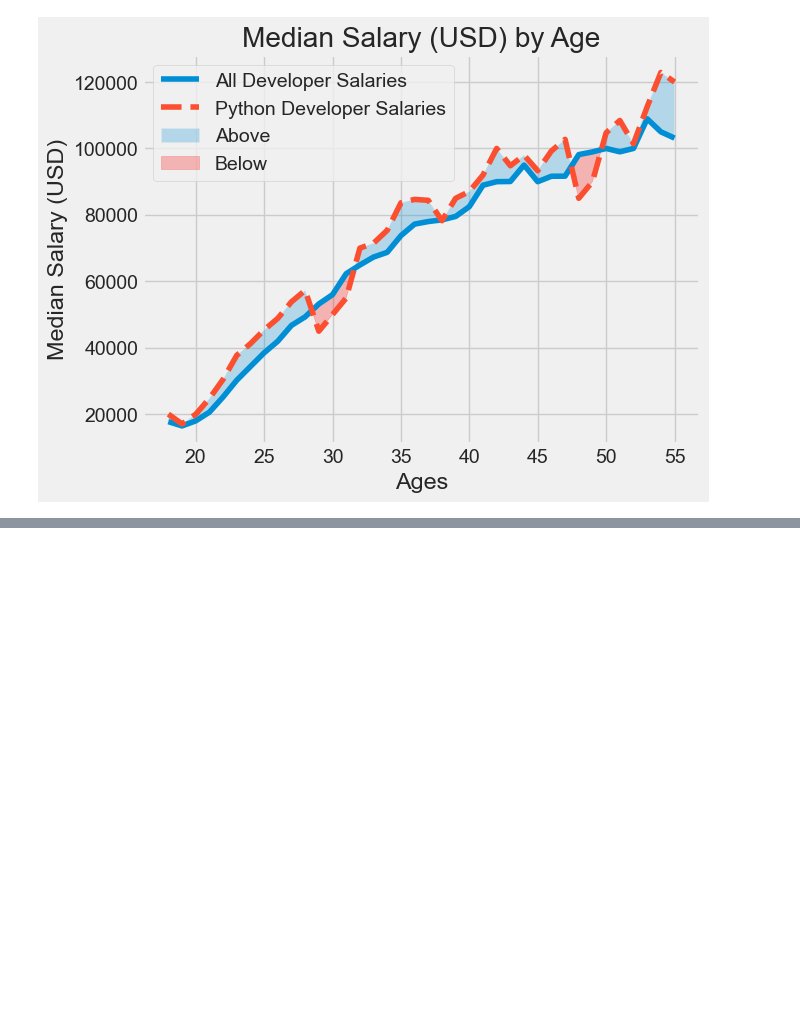
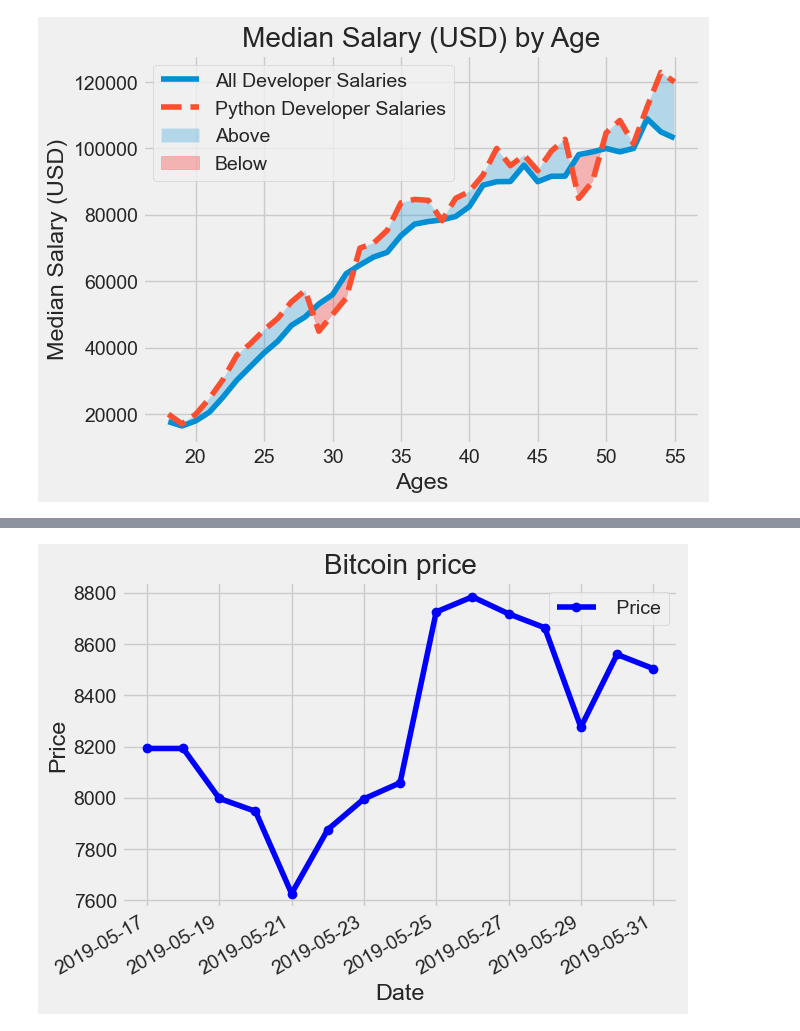
Before and after one commit to youngshayan/Machine-learning-and-AI, a Jupyter notebook: Course/Matplotlib-Learning-1.ipynb, the cells around one changed output, grey strips where cells are left out. Saved outputs shown, nothing was run; the diff lists cells and outputs as text; code cells hidden in the pictures; blank space fills up the shorter version.

```diff
--- a/Course/Matplotlib-Learning-1.ipynb
+++ b/Course/Matplotlib-Learning-1.ipynb
@@ -204,0 +231,25 @@ plt.show()
+# %%
+import matplotlib.pyplot as plt
+import pandas as pd
+
+plt.style.use('seaborn-v0_8-bright')
+
+data = pd.read_csv('data6.csv')
+
+data['Date'] = pd.to_datetime(data['Date'])
+data.sort_values('Date', inplace=True)
+
+date = data['Date']
+price = data['Close']
+
+plt.plot(date, price,  label=' Price', marker='o', linestyle='solid', color='blue')
+plt.gcf().autofmt_xdate()
+
+plt.legend()
+plt.xlabel('Date')
+plt.ylabel('Price')
+plt.title('Bitcoin price')
+
+plt.show()
+# %% [output]
+[figure, added]
```
Also changed, not shown: parts of 7 cells of this notebook, 3 other files.
